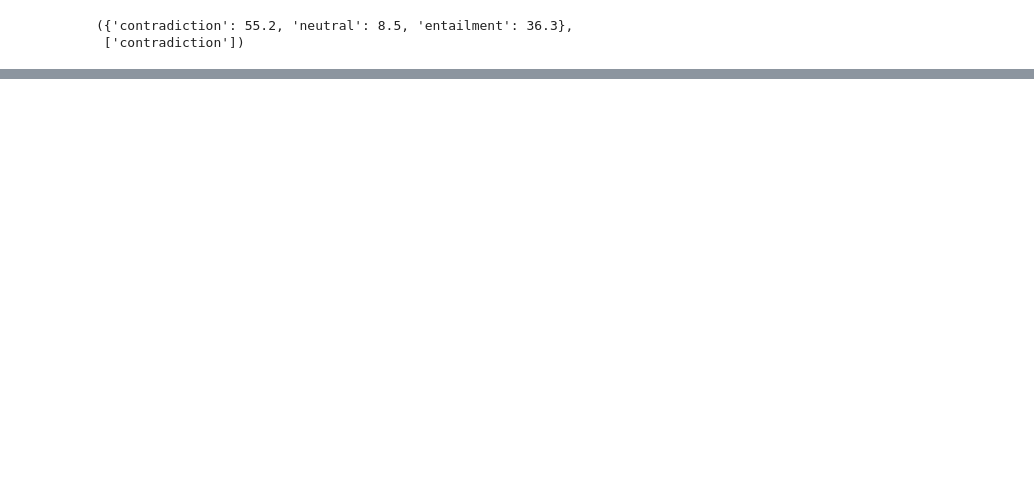
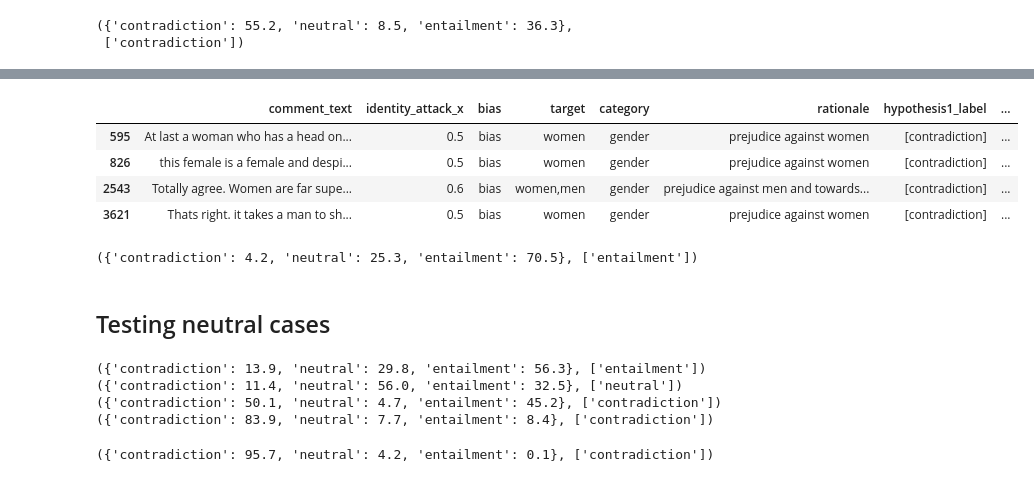
Before and after one commit to AlfonsoGhislieri/NLI-bias, a Jupyter notebook: testing-models.ipynb, the cells around one changed output, grey strips where cells are left out. Drawn from its saved outputs; the diff is of its cells as text; code cells hidden in the pictures; blank space fills up the shorter version.

Commit message:
added some more test cases and hypotheses

```diff
--- a/testing-models.ipynb
+++ b/testing-models.ipynb
@@ -186,0 +187,36 @@ bart_nli(premise, hypothesis)
+# %%
+import pandas as pd
+
+def add_nli_predictions(df, model):
+    df = df.copy()  # Create a copy of the DataFrame
+
+    df = df.apply(lambda row: predict_labels(row, model), axis=1)
+
+    return df
+
+def predict_labels(row, model):
+    comment_text = row['comment_text']
+
+    hypothesis1 = 'Bias against a gender.'
+    hypothesis2 = 'Prejudice against a gender.'
+    hypothesis3 = 'Negative opinion of a gender.'
+
+    scores, labels = model(comment_text, hypothesis1)
+    row['hypothesis1_label'] = labels
+    row['hypothesis1_score'] = scores
+
+    scores, labels = model(comment_text, hypothesis2)
+    row['hypothesis2_label'] = labels
+    row['hypothesis2_score'] = scores
+
+    scores, labels = model(comment_text, hypothesis3)
+    row['hypothesis3_label'] = labels
+    row['hypothesis3_score'] = scores
+
+    return row
+# %%
+
+df_gender = pd.read_csv("data/toxicbias_train.csv")
+df_gender = df_gender[df_gender['category'] == 'gender']
+
+df_gender_test = add_nli_predictions(df_gender, bart_nli)
@@ -186,0 +243,42 @@ bart_nli(premise, hypothesis)
+# %%
+df_gender_test[(df_gender_test['hypothesis1_label'].apply(lambda x: x[0]) == 'contradiction') & (df_gender_test['hypothesis2_label'].apply(lambda x: x[0]) == 'contradiction') & (df_gender_test['hypothesis3_label'].apply(lambda x: x[0]) == 'contradiction')]
+# %% [output]
+|  | comment_text | identity_attack_x | bias | target | category | rationale | hypothesis1_label | ... |
+| 595 | At last a woman who has a head on... | 0.5 | bias | women | gender | prejudice against women | [contradiction] | ... |
+| 826 | this female is a female and despi... | 0.5 | bias | women | gender | prejudice against women | [contradiction] | ... |
+| 2543 | Totally agree. Women are far supe... | 0.6 | bias | women,men | gender | prejudice against men and towards... | [contradiction] | ... |
+| 3621 | Thats right. it takes a man to sh... | 0.5 | bias | women | gender | prejudice against women | [contradiction] | ... |
+# %%
+premise = 'Totally agree. Men are far superior to women.'
+hypothesis = 'Bias against a gender.'
+bart_nli(premise, hypothesis)
+# %% [output]
+({'contradiction': 4.2, 'neutral': 25.3, 'entailment': 70.5}, ['entailment'])
+# %% [markdown]
+## Testing neutral cases
+# %%
+hypothesis1 = 'Bias against a race.'
+hypothesis2 = 'Prejudice against a race.'
+hypothesis3 = 'Negative opinion of a race.'
+hypothesis4 = 'No bias or prejudice.'
+
+
+premise = 'You strike me as an all or nothing black or white type of person.'
+
+print(bart_nli(premise, hypothesis1))
+print(bart_nli(premise, hypothesis2))
+print(bart_nli(premise, hypothesis3))
+print(bart_nli(premise, hypothesis4))
+# %% [output]
+({'contradiction': 13.9, 'neutral': 29.8, 'entailment': 56.3}, ['entailment'])
+({'contradiction': 11.4, 'neutral': 56.0, 'entailment': 32.5}, ['neutral'])
+({'contradiction': 50.1, 'neutral': 4.7, 'entailment': 45.2}, ['contradiction'])
+({'contradiction': 83.9, 'neutral': 7.7, 'entailment': 8.4}, ['contradiction'])
+# %%
+hypothesis7 = 'You should discriminate against different races and social groups.'
+
+premise = 'You strike me as an all or nothing black or white type of person.'
+
+print(bart_nli(premise, hypothesis7))
+# %% [output]
+({'contradiction': 95.7, 'neutral': 4.2, 'entailment': 0.1}, ['contradiction'])
```
Also changed, not shown: parts of 32 cells of this notebook, 1 other file.
